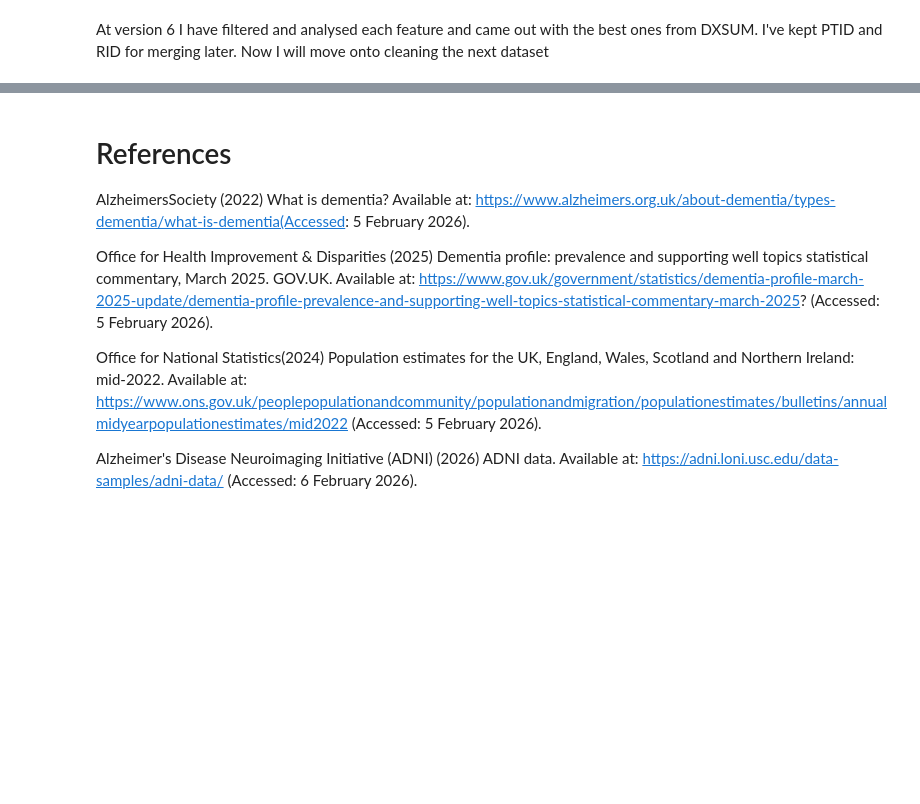
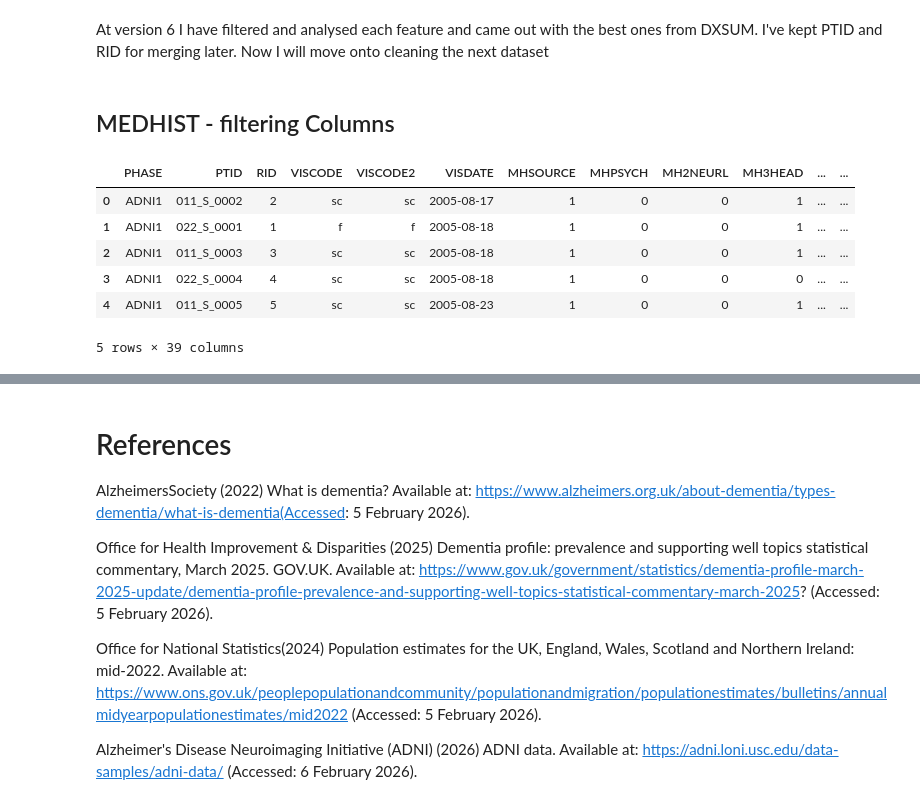
Before and after one commit to Unbreakable60000/DementiaDetection, a Jupyter notebook: model.ipynb, the cells around one changed output, grey strips where cells are left out. Cells and saved outputs as stored; diff of their text form; code cells hidden in the pictures; blank space fills up the shorter version.

Commit message:
Filtered MEDHIST columns so its better when merging later, moving onto physical now

```diff
--- a/model.ipynb
+++ b/model.ipynb
@@ -716,3 +716,15 @@ DXSUMDFV6.head()
 | 4 | 022_S_0007 | 7 | 2005-10-06 | 3.0 | 1.0 | -4.0 | NaN | 4.0 |
 # %% [markdown]
 At version 6 I have filtered and analysed each feature and came out with the best ones from DXSUM. I've kept PTID and RID for merging later. Now I will move onto cleaning the next dataset
+# %% [markdown]
+## MEDHIST - filtering Columns
+# %%
+MEDHISTDF.head()
+# %% [output]
+|  | PHASE | PTID | RID | VISCODE | VISCODE2 | VISDATE | MHSOURCE | MHPSYCH | MH2NEURL | MH3HEAD | ... | ... |
+| 0 | ADNI1 | 011_S_0002 | 2 | sc | sc | 2005-08-17 | 1 | 0 | 0 | 1 | ... | ... |
+| 1 | ADNI1 | 022_S_0001 | 1 | f | f | 2005-08-18 | 1 | 0 | 0 | 1 | ... | ... |
+| 2 | ADNI1 | 011_S_0003 | 3 | sc | sc | 2005-08-18 | 1 | 0 | 0 | 1 | ... | ... |
+| 3 | ADNI1 | 022_S_0004 | 4 | sc | sc | 2005-08-18 | 1 | 0 | 0 | 0 | ... | ... |
+| 4 | ADNI1 | 011_S_0005 | 5 | sc | sc | 2005-08-23 | 1 | 0 | 0 | 1 | ... | ... |
+5 rows × 39 columns
```
Also changed, not shown: parts of 28 cells of this notebook.
